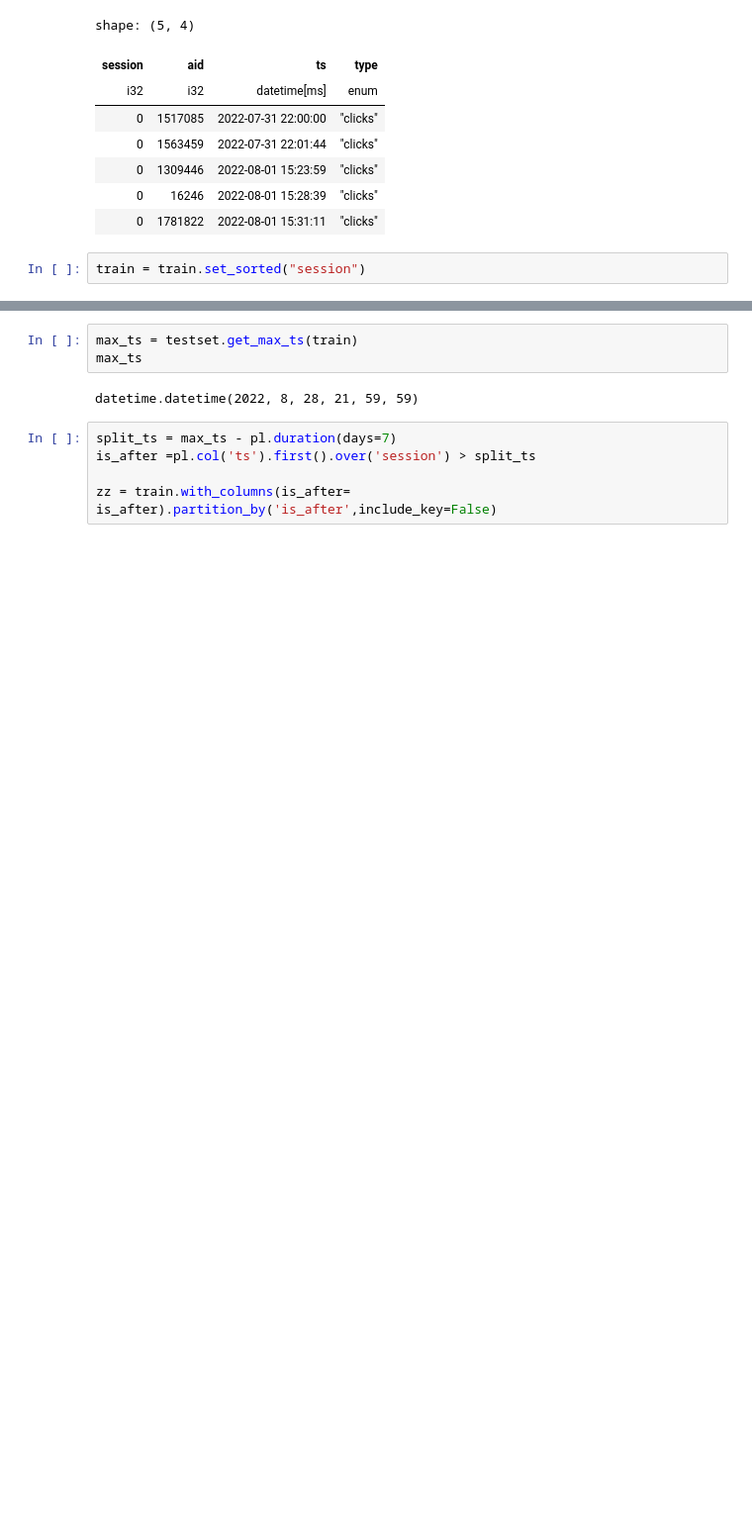
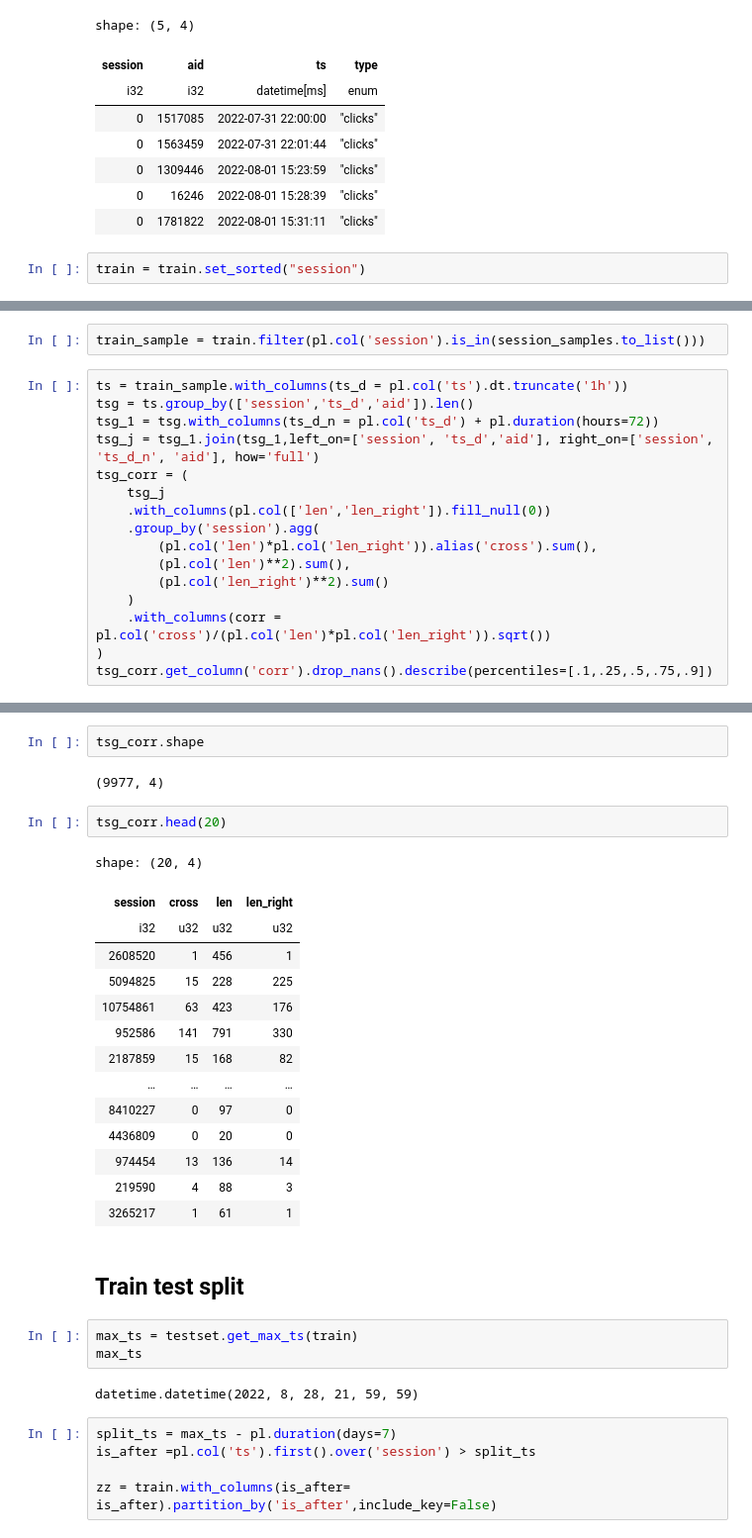
Before and after one commit to seanv507/Kaggle-OTTO-Comp, a Jupyter notebook: analysis.ipynb, the cells around one changed output, grey strips where cells are left out. Shown at 99% size. Drawn from its saved outputs; the diff is of its cells as text; blank space fills up the shorter version.

```diff
--- a/analysis.ipynb
+++ b/analysis.ipynb
@@ -85,0 +198,18 @@ train = train.set_sorted("session")
+# %%
+train_sample = train.filter(pl.col('session').is_in(session_samples.to_list()))
+# %%
+ts = train_sample.with_columns(ts_d = pl.col('ts').dt.truncate('1h'))
+tsg = ts.group_by(['session','ts_d','aid']).len()
+tsg_1 = tsg.with_columns(ts_d_n = pl.col('ts_d') + pl.duration(hours=72))
+tsg_j = tsg_1.join(tsg_1,left_on=['session', 'ts_d','aid'], right_on=['session', 'ts_d_n', 'aid'], how='full')
+tsg_corr = (
+    tsg_j
+    .with_columns(pl.col(['len','len_right']).fill_null(0))
+    .group_by('session').agg(
+        (pl.col('len')*pl.col('len_right')).alias('cross').sum(),
+        (pl.col('len')**2).sum(),
+        (pl.col('len_right')**2).sum()
+    )
+    .with_columns(corr = pl.col('cross')/(pl.col('len')*pl.col('len_right')).sqrt())
+)
+tsg_corr.get_column('corr').drop_nans().describe(percentiles=[.1,.25,.5,.75,.9])
@@ -86,3 +247,26 @@ train = train.set_sorted("session")
+# %%
+tsg_corr.shape
+# %% [output]
+(9977, 4)
+# %%
+tsg_corr.head(20)
+# %% [output]
+shape: (20, 4)
+| session | cross | len | len_right |
+| i32 | u32 | u32 | u32 |
+| 2608520 | 1 | 456 | 1 |
+| 5094825 | 15 | 228 | 225 |
+| 10754861 | 63 | 423 | 176 |
+| 952586 | 141 | 791 | 330 |
+| 2187859 | 15 | 168 | 82 |
+| … | … | … | … |
+| 8410227 | 0 | 97 | 0 |
+| 4436809 | 0 | 20 | 0 |
+| 974454 | 13 | 136 | 14 |
+| 219590 | 4 | 88 | 3 |
+| 3265217 | 1 | 61 | 1 |
+# %% [markdown]
+## Train test split
 # %%
 max_ts = testset.get_max_ts(train)
 max_ts
```
Also changed, not shown: parts of 74 cells of this notebook, 6 other files.
